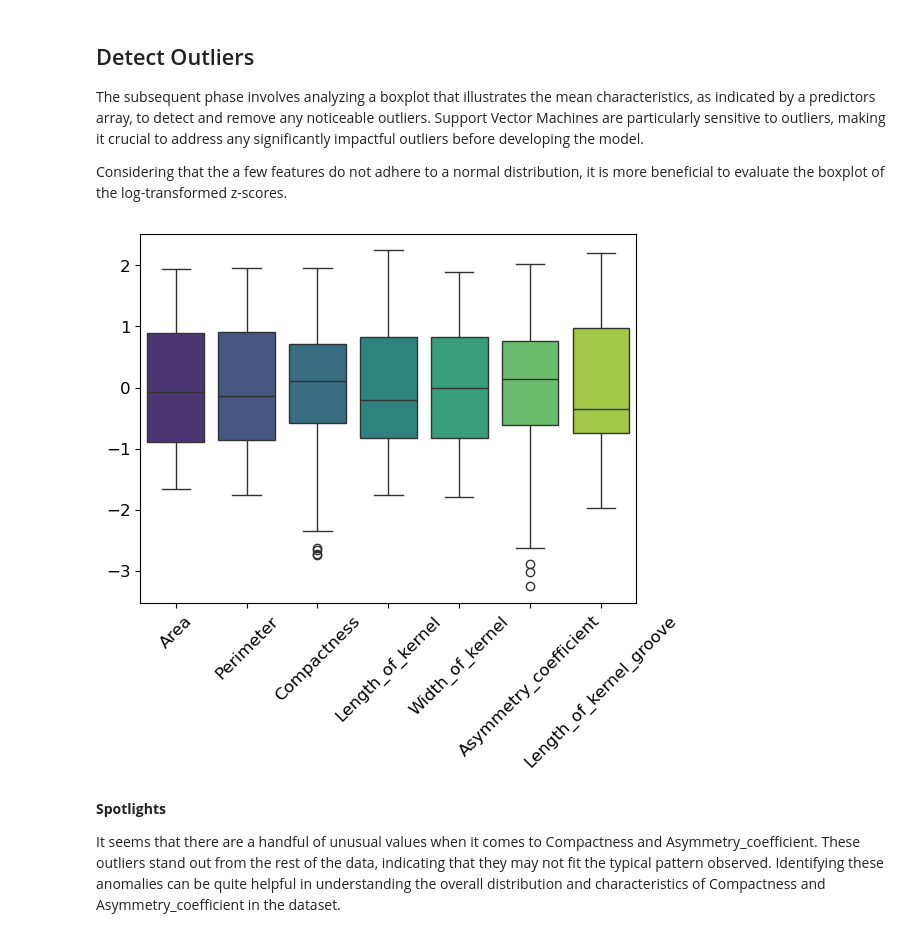
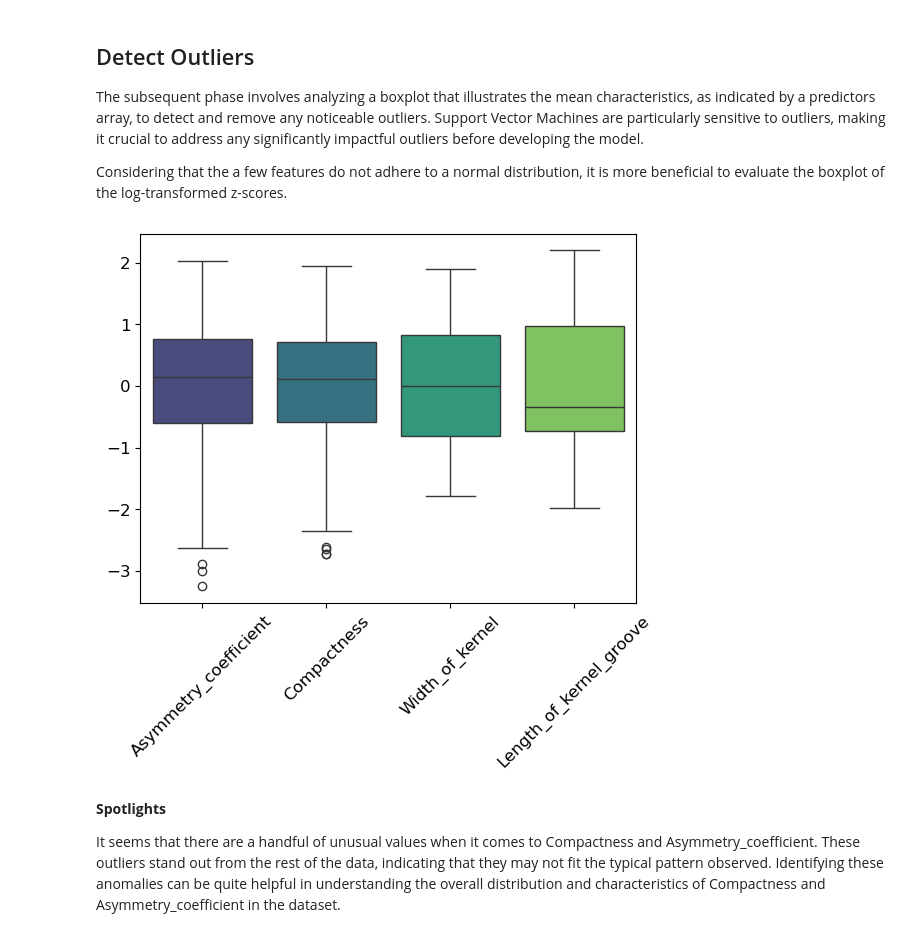
Before and after one commit to tyrantdavis/svm-wheat-classification, a Jupyter notebook: wheat-classification.ipynb, the cells around one changed output. Saved outputs shown, nothing was run; the diff lists cells and outputs as text; code cells hidden in the pictures.

```diff
--- a/wheat-classification.ipynb
+++ b/wheat-classification.ipynb
@@ -199,3 +245,5 @@ plt.figure();
+# %%
+df.drop(columns=["Area", "Perimeter", "Length_of_kernel"], inplace=True)
 # %% [markdown]
 ## Detect Outliers
 
@@ -204,21 +252,17 @@ The subsequent phase involves analyzing a boxplot that illustrates the mean char
 Considering that the a few features do not adhere to a normal distribution, it is more beneficial to evaluate the boxplot of the log-transformed z-scores.
 # %%
 features = [
-    "Area",
-    "Perimeter",
-    "Compactness",
-    "Length_of_kernel",
-    "Width_of_kernel",
-    "Asymmetry_coefficient",
-    "Length_of_kernel_groove"
-]
+        "Asymmetry_coefficient",
+        "Compactness",
+        "Width_of_kernel",
+        "Length_of_kernel_groove",]
 
 sb.boxplot(data=np.log(df[features] + 0.01).apply(zscore),palette="viridis")
 plt.xticks(rotation=45)
 plt.show()
 plt.close()
 # %% [output]
-[figure, old version]
+[figure, new version]
 # %% [markdown]
 **Spotlights**
 
```
Also changed, not shown: parts of 23 cells of this notebook.
